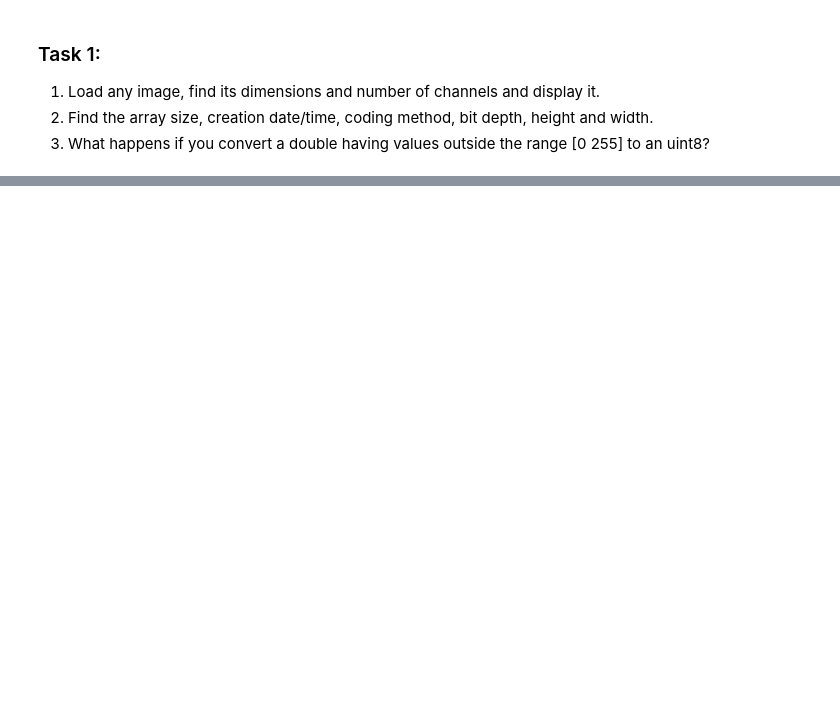
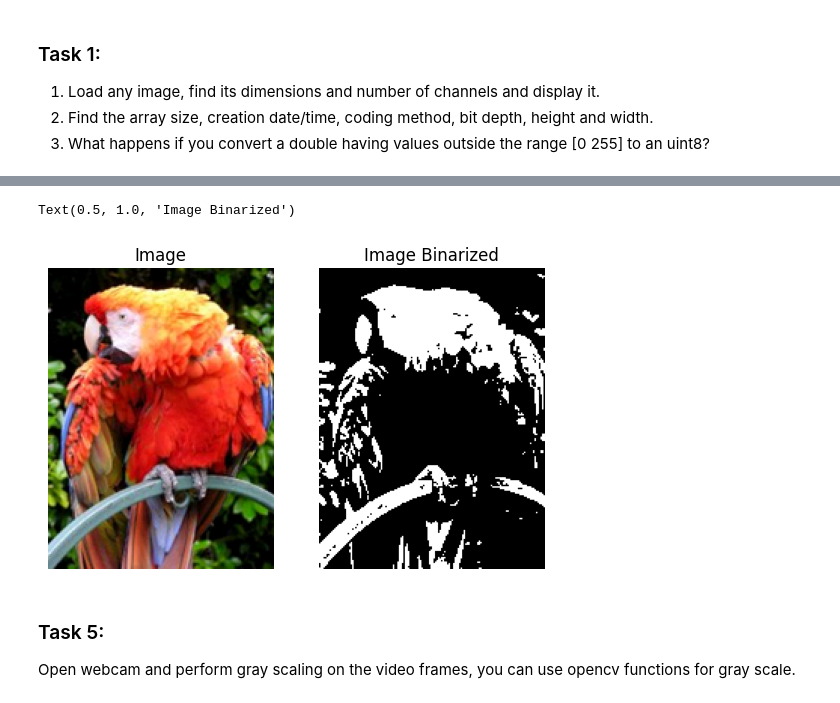
Before and after one commit to DanielSarf/DIP-Course-Submissions, a Jupyter notebook: Lab 5/Lab Notebook.ipynb, the cells around one changed output, grey strips where cells are left out. Cells and saved outputs as stored; diff of their text form; code cells hidden in the pictures; blank space fills up the shorter version.

```diff
--- a/Lab 5/Lab Notebook.ipynb
+++ b/Lab 5/Lab Notebook.ipynb
@@ -46,0 +150,45 @@ The coding method for this image file is PNG
+# %%
+imagePathT4 = 'RGB_Bit_Depth_24.png'
+
+imgT4 = cv2.imread(imagePathT4)
+imgT4 = cv2.cvtColor(imgT4, cv2.COLOR_BGR2RGB)
+
+height, width, channels = imgT4.shape
+
+multiChannel = True if channels > 1 else False
+
+imgT4_Binarized = None
+
+if multiChannel:
+    imgT4_Binarized = np.zeros((height, width), dtype=np.uint8)
+else:
+    imgT4_Binarized = imgT4.copy()
+
+threshold = 127
+
+for i in range(height):
+    for j in range(width):
+        if multiChannel:
+            imgT4_Binarized[i, j] = int(0.299 * imgT4[i, j][0] + 0.587 * imgT4[i, j][1] + 0.114 * imgT4[i, j][2])
+
+        if imgT4_Binarized[i, j] > threshold:
+            imgT4_Binarized[i, j] = 255
+        else:
+            imgT4_Binarized[i, j] = 0
+
+plt.subplot(1, 2, 1)
+plt.imshow(imgT4)
+plt.axis("Off")
+plt.title("Image")
+
+plt.subplot(1, 2, 2)
+plt.imshow(imgT4_Binarized, cmap="gray")
+plt.axis("Off")
+plt.title("Image Binarized")
+# %% [output]
+Text(0.5, 1.0, 'Image Binarized')
+[figure, added]
+# %% [markdown]
+<h3>Task 5:</h3>
+
+Open webcam and perform gray scaling on the video frames, you can use opencv functions for gray scale.
```
Also changed, not shown: parts of 9 cells of this notebook, 2 other files.
